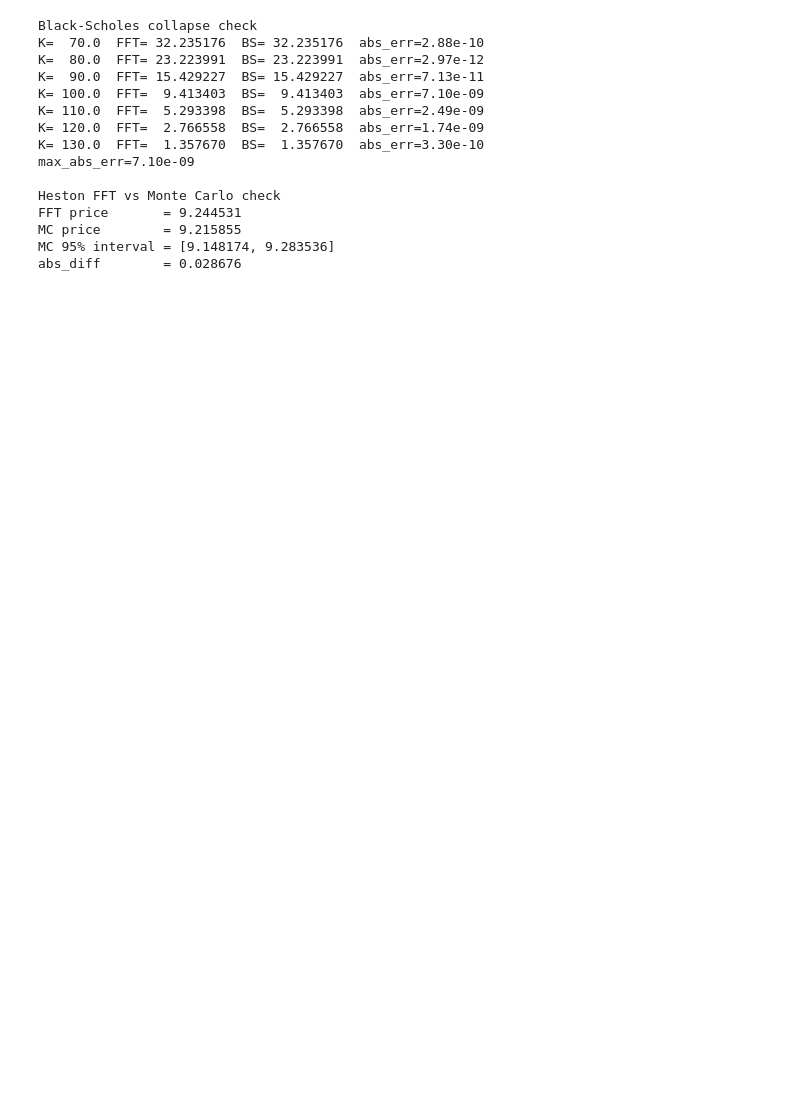
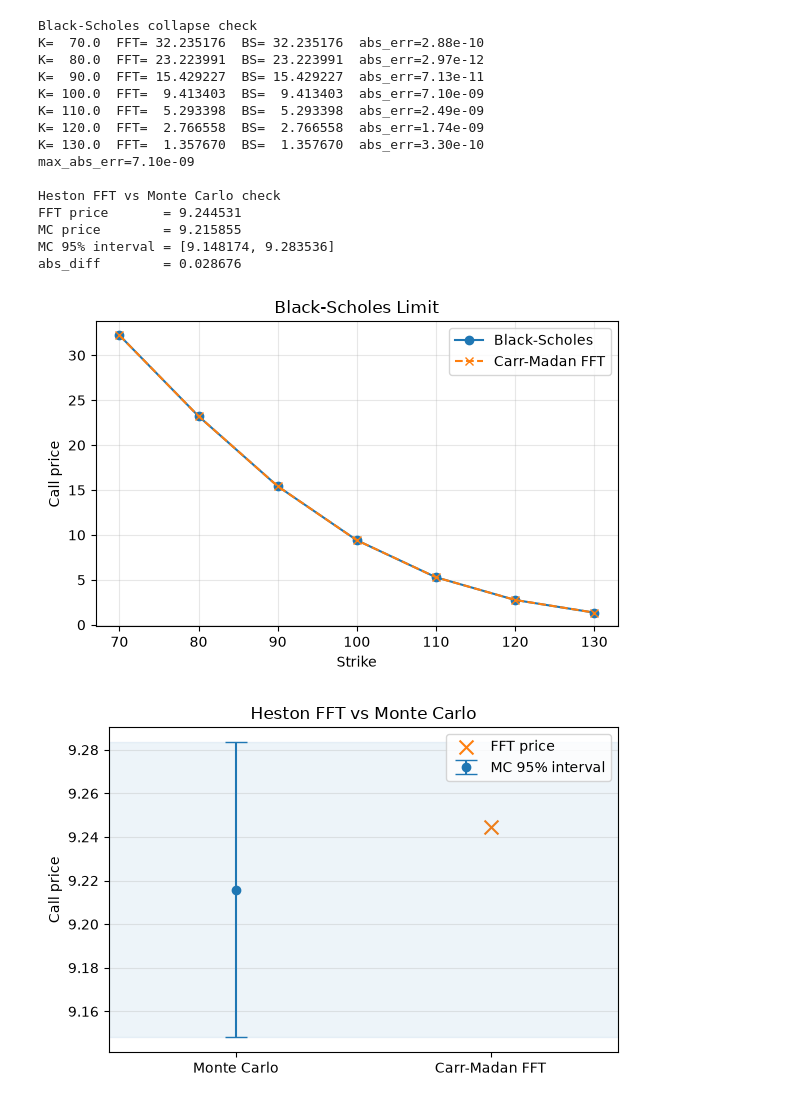
Before and after one commit to chloezh0/HestonGP, a Jupyter notebook: Carr_Madan_FFT.ipynb, the cells around one changed output. Saved outputs shown, nothing was run; the diff lists cells and outputs as text; code cells hidden in the pictures; blank space fills up the shorter version.

```diff
--- a/Carr_Madan_FFT.ipynb
+++ b/Carr_Madan_FFT.ipynb
@@ -164,3 +202,43 @@ FFT price       = 9.244531
 MC price        = 9.215855
 MC 95% interval = [9.148174, 9.283536]
 abs_diff        = 0.028676
+# %%
+import matplotlib.pyplot as plt
+
+
+# Check 1: FFT prices overlap the Black-Scholes benchmark.
+fig, ax = plt.subplots(figsize=(6, 4))
+
+ax.plot(test_strikes, closed_bs, "o-", label="Black-Scholes")
+ax.plot(test_strikes, fft_bs, "x--", label="Carr-Madan FFT")
+ax.set_title("Black-Scholes Limit")
+ax.set_xlabel("Strike")
+ax.set_ylabel("Call price")
+ax.legend()
+ax.grid(alpha=0.3)
+
+plt.tight_layout()
+plt.show()
+
+
+# Check 2: FFT price lies inside the Monte Carlo 95% interval.
+fig, ax = plt.subplots(figsize=(6, 4))
+mc_error = 1.96 * mc_se
+x_pos = [0.25, 0.75]
+
+ax.errorbar([x_pos[0]], [mc_heston], yerr=[mc_error], fmt="o", capsize=8, label="MC 95% interval")
+ax.scatter([x_pos[1]], [fft_heston], marker="x", s=100, color="tab:orange", label="FFT price")
+ax.axhspan(mc_low, mc_high, color="tab:blue", alpha=0.08)
+ax.set_xlim(0.0, 1.0)
+ax.set_xticks(x_pos)
+ax.set_xticklabels(["Monte Carlo", "Carr-Madan FFT"])
+ax.set_title("Heston FFT vs Monte Carlo")
+ax.set_ylabel("Call price")
+ax.legend()
+ax.grid(axis="y", alpha=0.3)
+
+plt.tight_layout()
+plt.show()
+# %% [output]
+[figure, added]
+[figure, added]
```
Also changed, not shown: parts of 1 cell of this notebook.
